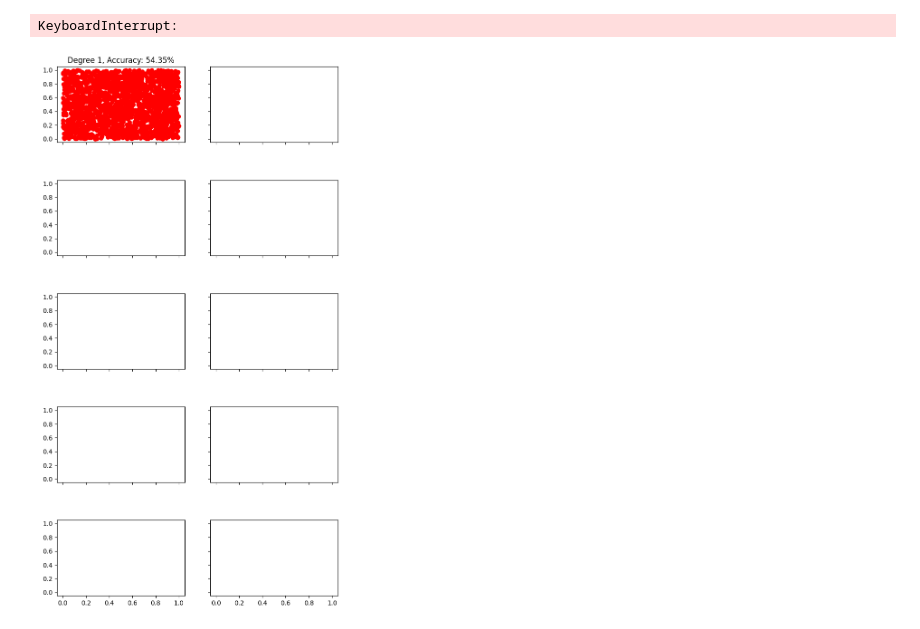
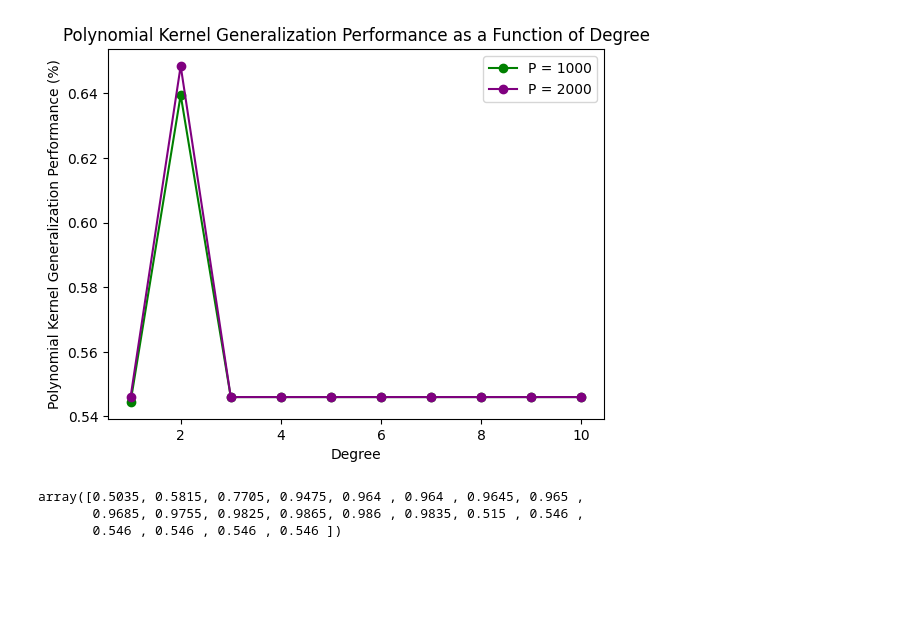
Before and after one commit to Hadartalisr/NeuralLearning, a Jupyter notebook: Ex2/Ex2_progress.ipynb, the cells around one changed output. Cells and saved outputs as stored; diff of their text form; code cells hidden in the pictures; blank space fills up the shorter version.

```diff
--- a/Ex2/Ex2_progress.ipynb
+++ b/Ex2/Ex2_progress.ipynb
@@ -150,7 +156,7 @@ def cosine_distance(vector1, vector2):
     cosine_distance = 1 - cosine_similarity
     return cosine_distance
 # %%
-n = 20
+n = 1
 P_arr = range(1,201, 5)
 
 average_number_of_support_vectors = np.zeros(len(P_arr))
@@ -323,0 +370,16 @@ def predict_polynomial_kernel(degree, alphas, X_train, y_train, X_test):
+# %%
+
+polynomial_performance_P1 = np.zeros(len(degrees_arr))
+polynomial_predictions_matrix_P1 = np.zeros((len(degrees_arr), len(y_test)))
+
+polynomial_performance_P2 = np.zeros(len(degrees_arr))
+polynomial_predictions_matrix_P2 = np.zeros((len(degrees_arr), len(y_test)))
+
+for index, degree in enumerate(degrees_arr):
+    prediction = predict_polynomial_kernel(degree, alphas_P1[index], X_train_P1, y_train_P1, X_test)
+    polynomial_performance_P1[index] = np.sum(prediction == y_test) / len(y_test)
+    polynomial_predictions_matrix_P1[index, :] = prediction
+
+    prediction = predict_polynomial_kernel(degree, alphas_P2[index], X_train_P2, y_train_P2, X_test)
+    polynomial_performance_P2[index] = np.sum(prediction == y_test) / len(y_test)
+    polynomial_predictions_matrix_P2[index, :] = prediction
@@ -324,24 +435,11 @@ def predict_polynomial_kernel(degree, alphas, X_train, y_train, X_test):
 # %%
-t_max=math.pow(10,5)
-eps=math.pow(10,-3)
-max_degree = 11
-degrees_arr = range(1, max_degree)
-polynomial_performance = np.zeros(len(degrees_arr))
-polynomial_predictions_matrix = np.zeros((len(degrees_arr), len(y_test)))
-
-for index, degree in enumerate(degrees_arr):
-    alphas = train_polynomial_kernel(degree, X_train, y_train, eps, t_max)
-    prediction = predict_polynomial_kernel(degree, alphas, X_train, y_train, X_test)
-    polynomial_performance[index] = np.sum(prediction == y_test) / len(y_test)
-    polynomial_predictions_matrix[index, :] = prediction
-
-# fig, axes = plt.subplots(5, 2, figsize=(8, 16), sharex=True, sharey=True)
-# plt.subplots_adjust(bottom=0.15, hspace=0.5)
-    # row = index // 2  # Row index
-    # col = index % 2   # Column index
-    # # axes[row, col].scatter(X_test[0,prediction==-1.],X_test[1,prediction==-1.],c='r')
-    # axes[row, col].scatter(X_test[0,prediction==1.],X_test[1,prediction==1.],c='b')
-    # axes[row, col].set_title(f'Degree {degree}, Accuracy: {performance[index]:.2%}')
+#create a plot of the generalization performance of the polynomial kernel as a function of the degree
+plt.plot(degrees_arr, polynomial_performance_P1, marker='o', linestyle='-', label='P = 1000', color='green')
+plt.plot(degrees_arr, polynomial_performance_P2, marker='o', linestyle='-', label='P = 2000', color='purple')
+plt.xlabel('Degree')
+plt.legend()
+plt.ylabel('Polynomial Kernel Generalization Performance (%)')
+plt.title('Polynomial Kernel Generalization Performance as a Function of Degree')
+plt.show()
 # %% [output]
-KeyboardInterrupt:
-[figure, old version]
+[figure, new version]
@@ -348,23 +485,6 @@ KeyboardInterrupt:
 # %%
-t_max=math.pow(10,5)
-eps=math.pow(10,-3)
-min_sigma = math.pow(10,-3)
-max_sigma = math.pow(10, -1)
-sigmas_arr = np.linspace(min_sigma, max_sigma, 100)
-gaussian_performance = np.zeros(len(sigmas_arr))
-gaussian_predictions_matrix = np.zeros((len(sigmas_arr), len(y_test)))
-
-for index, sigma in enumerate(sigmas_arr):
-    alphas = train_gaussian_kernel(sigma, X_train, y_train, eps, t_max)
-    prediction = predict_gaussian_kernel(sigma, alphas, X_train, y_train, X_test)
-    gaussian_predictions_matrix[index, :] = prediction
-    gaussian_performance[index] = np.sum(prediction == y_test) / len(y_test)
-
-    row = index // 2  # Row index
-    col = index % 2   # Column index
-
-# fig, axes = plt.subplots(5, 2, figsize=(8, 16), sharex=True, sharey=True)
-# plt.subplots_adjust(bottom=0.15, hspace=0.5)
-    # axes[row, col].scatter(X_test[0,prediction==-1.],X_test[1,prediction==-1.],c='r')
-    # axes[row, col].scatter(X_test[0,prediction==1.],X_test[1,prediction==1.],c='b')
-    # axes[row, col].set_title(f'Sigma {sigma}, Accuracy: {performance[index]:.2%}')
+gaussian_performance_P2
+# %% [output]
+array([0.5035, 0.5815, 0.7705, 0.9475, 0.964 , 0.964 , 0.9645, 0.965 ,
+       0.9685, 0.9755, 0.9825, 0.9865, 0.986 , 0.9835, 0.515 , 0.546 ,
+       0.546 , 0.546 , 0.546 , 0.546 ])
```
Also changed, not shown: parts of 19 cells of this notebook, 2 other files.
